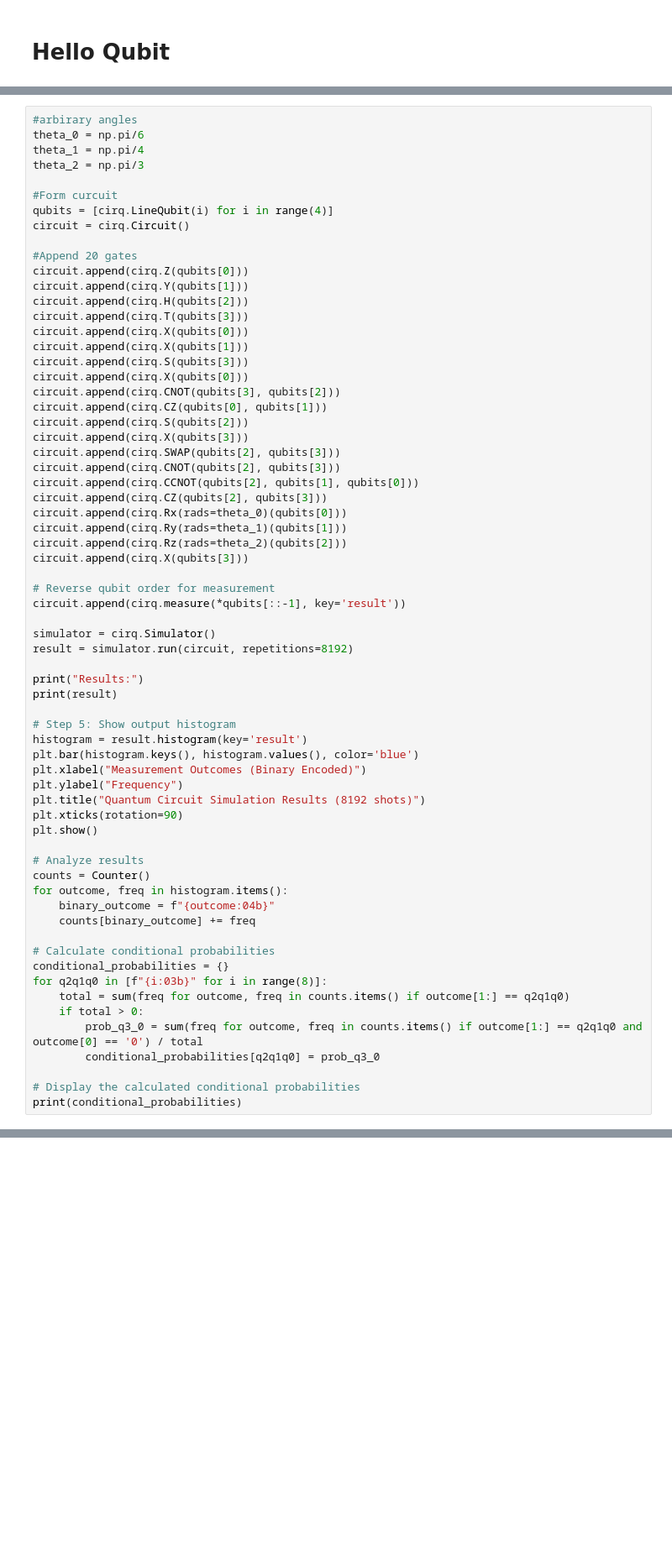
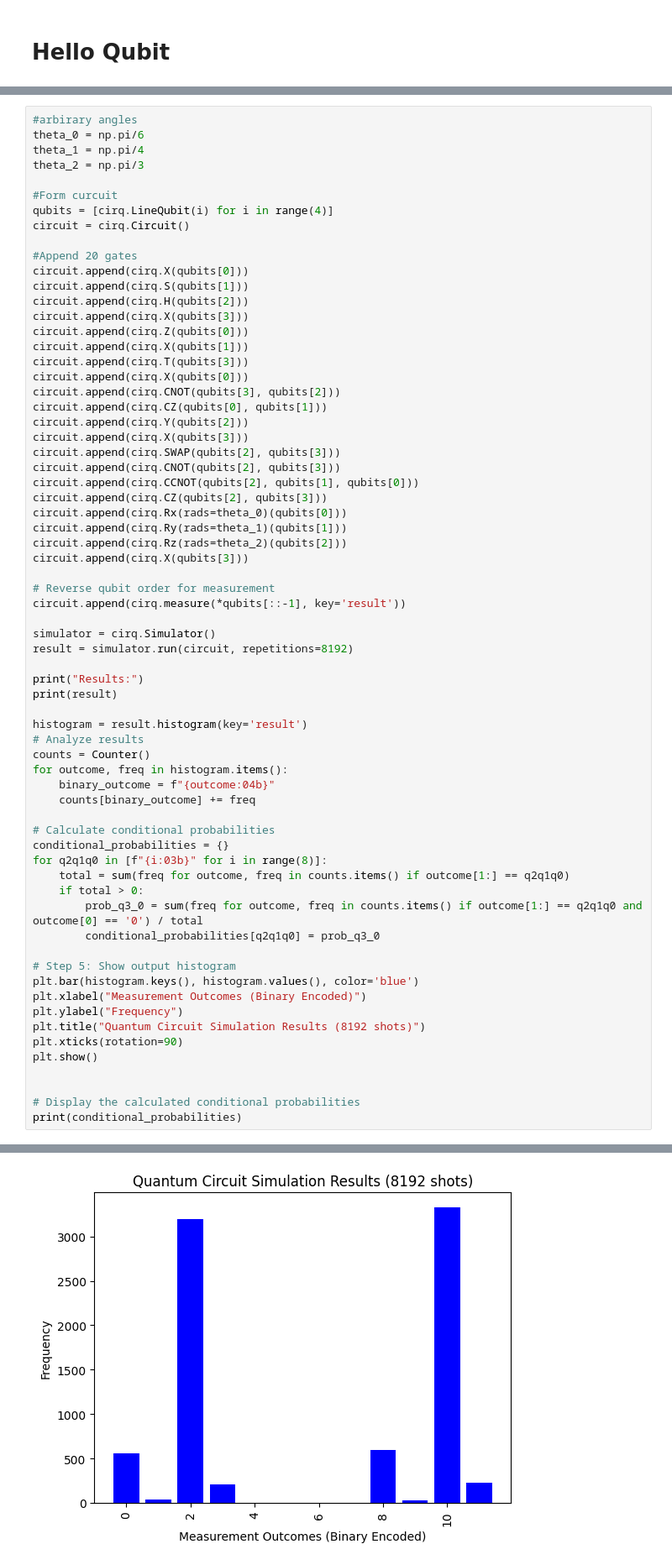
Before and after one commit to BrianGirardiRice/Public, a Jupyter notebook: docs/start/start.ipynb, the cells around one changed output, grey strips where cells are left out. Shown at 84% size. Saved outputs shown, nothing was run; the diff lists cells and outputs as text; blank space fills up the shorter version.

```diff
--- a/docs/start/start.ipynb
+++ b/docs/start/start.ipynb
@@ -56,17 +56,17 @@ qubits = [cirq.LineQubit(i) for i in range(4)]
 circuit = cirq.Circuit()
 
 #Append 20 gates
+circuit.append(cirq.X(qubits[0]))
+circuit.append(cirq.S(qubits[1]))
+circuit.append(cirq.H(qubits[2]))
+circuit.append(cirq.X(qubits[3]))
 circuit.append(cirq.Z(qubits[0]))
-circuit.append(cirq.Y(qubits[1]))
-circuit.append(cirq.H(qubits[2]))
+circuit.append(cirq.X(qubits[1]))
 circuit.append(cirq.T(qubits[3]))
-circuit.append(cirq.X(qubits[0]))
-circuit.append(cirq.X(qubits[1]))
-circuit.append(cirq.S(qubits[3]))
 circuit.append(cirq.X(qubits[0]))
 circuit.append(cirq.CNOT(qubits[3], qubits[2]))
 circuit.append(cirq.CZ(qubits[0], qubits[1]))
-circuit.append(cirq.S(qubits[2]))
+circuit.append(cirq.Y(qubits[2]))
 circuit.append(cirq.X(qubits[3]))
 circuit.append(cirq.SWAP(qubits[2], qubits[3]))
 circuit.append(cirq.CNOT(qubits[2], qubits[3]))
@@ -86,15 +86,7 @@ result = simulator.run(circuit, repetitions=8192)
 print("Results:")
 print(result)
 
-# Step 5: Show output histogram
 histogram = result.histogram(key='result')
-plt.bar(histogram.keys(), histogram.values(), color='blue')
-plt.xlabel("Measurement Outcomes (Binary Encoded)")
-plt.ylabel("Frequency")
-plt.title("Quantum Circuit Simulation Results (8192 shots)")
-plt.xticks(rotation=90)
-plt.show()
-
 # Analyze results
 counts = Counter()
 for outcome, freq in histogram.items():
@@ -109,6 +101,15 @@ for q2q1q0 in [f"{i:03b}" for i in range(8)]:
         prob_q3_0 = sum(freq for outcome, freq in counts.items() if outcome[1:] == q2q1q0 and outcome[0] == '0') / total
         conditional_probabilities[q2q1q0] = prob_q3_0
 
+# Step 5: Show output histogram
+plt.bar(histogram.keys(), histogram.values(), color='blue')
+plt.xlabel("Measurement Outcomes (Binary Encoded)")
+plt.ylabel("Frequency")
+plt.title("Quantum Circuit Simulation Results (8192 shots)")
+plt.xticks(rotation=90)
+plt.show()
+
+
 # Display the calculated conditional probabilities
 print(conditional_probabilities)
 # %% [output]
@@ -117,0 +118 @@ result=0001111110000011011011111110100111101000100100111010010000111101001111000
+[figure, added]
```
Also changed, not shown: parts of 1 cell of this notebook.
